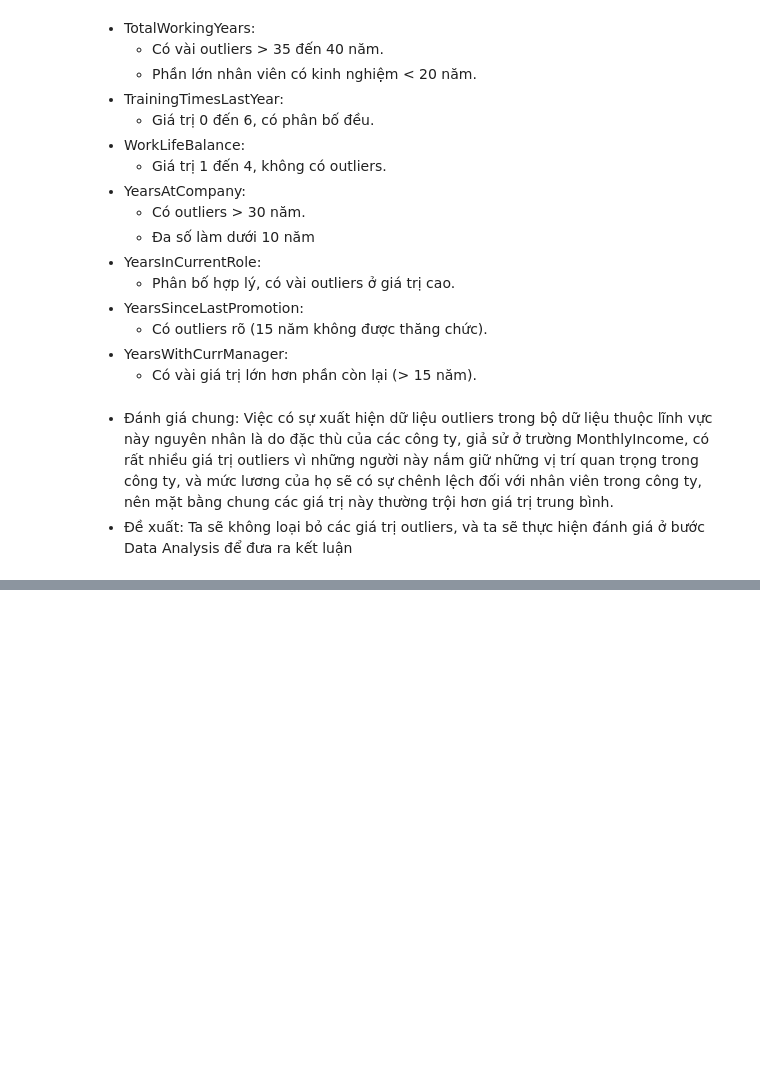
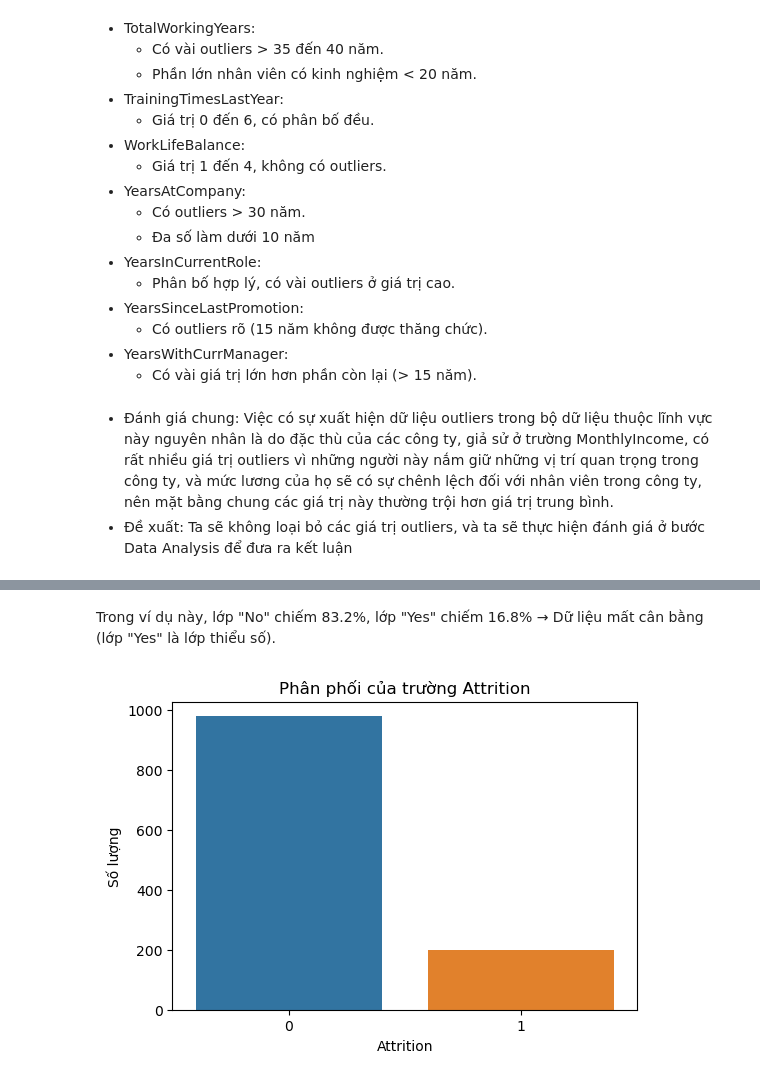
Before and after one commit to nqnghia02/HR-Analytics, a Jupyter notebook: src/preprocessing/processing.ipynb, the cells around one changed output, grey strips where cells are left out. Cells and saved outputs as stored; diff of their text form; code cells hidden in the pictures; blank space fills up the shorter version.

```diff
--- a/src/preprocessing/processing.ipynb
+++ b/src/preprocessing/processing.ipynb
@@ -426,0 +357,5 @@ Nhận xét: Việc chuyển đổi dữ liệu định tính sang định lư
+# %%
+df_train=pd.read_csv("data/processed/train_data_attrition.csv")
+df_train.head()
+df_test=pd.read_csv("data/processed/test_data_attrition.csv")
+df_test.head()
@@ -426,0 +382,22 @@ Nhận xét: Việc chuyển đổi dữ liệu định tính sang định lư
+# %%
+from sklearn.preprocessing import LabelEncoder
+object_columns_train = df_train.select_dtypes(include='object').columns
+print(object_columns_train)
+object_df_train= df_train[object_columns_train]
+for col in object_columns_train:
+    le = LabelEncoder()
+    object_df_train[col] = le.fit_transform(object_df_train[col])
+df_train_le = df_train.copy()
+for col in object_columns_train:
+    df_train_le[col] = object_df_train[col]
+
+
+object_columns_test = df_test.select_dtypes(include='object').columns
+print(object_columns_test)
+object_df_test = df_test[object_columns_test]
+for col in object_columns_test:
+    le = LabelEncoder()
+    object_df_test[col] = le.fit_transform(object_df_test[col])
+df_test_le = df_test.copy()
+for col in object_columns_test:
+    df_test_le[col] = object_df_test[col]
@@ -426,0 +448,8 @@ Nhận xét: Việc chuyển đổi dữ liệu định tính sang định lư
+# %%
+from sklearn.preprocessing import StandardScaler
+train_columns_to_scale =['Age','DailyRate','DistanceFromHome','HourlyRate','MonthlyIncome','MonthlyRate','PercentSalaryHike','TotalWorkingYears','TrainingTimesLastYear','YearsAtCompany','YearsInCurrentRole','YearsSinceLastPromotion','YearsWithCurrManager']
+scaler = StandardScaler()
+df_train_le[train_columns_to_scale] = scaler.fit_transform(df_train_le[train_columns_to_scale])
+
+test_columns_to_scale =['Age','DailyRate','DistanceFromHome','HourlyRate','MonthlyIncome','MonthlyRate','PercentSalaryHike','TotalWorkingYears','TrainingTimesLastYear','YearsAtCompany','YearsInCurrentRole','YearsSinceLastPromotion','YearsWithCurrManager']
+df_test_le[test_columns_to_scale] = scaler.fit_transform(df_test_le[test_columns_to_scale])
@@ -426,0 +495,12 @@ Nhận xét: Việc chuyển đổi dữ liệu định tính sang định lư
+# %% [markdown]
+Trong ví dụ này, lớp "No" chiếm 83.2%, lớp "Yes" chiếm 16.8% → Dữ liệu mất cân bằng (lớp "Yes" là lớp thiểu số).
+# %%
+# Vẽ biểu đồ cột
+plt.figure(figsize=(6, 4))
+sns.countplot(x='Attrition', data=df_train_le)
+plt.title('Phân phối của trường Attrition')
+plt.xlabel('Attrition')
+plt.ylabel('Số lượng')
+plt.show()
+# %% [output]
+[figure, added]
```
Also changed, not shown: parts of 29 cells of this notebook.
